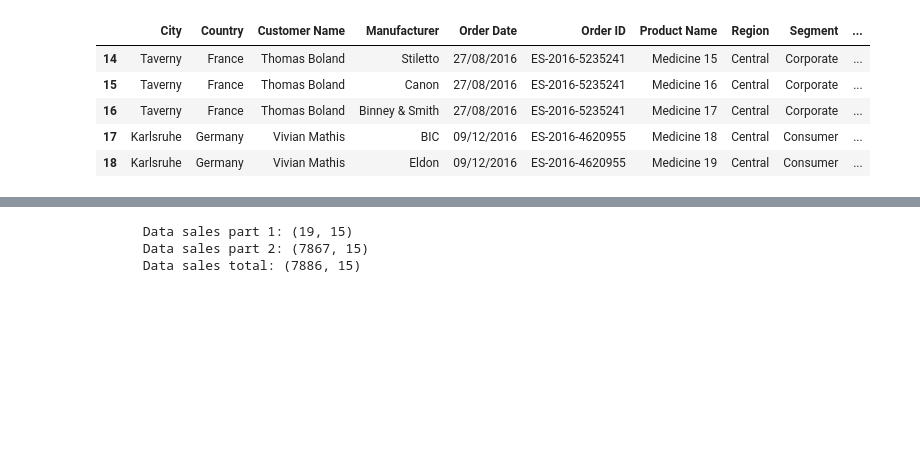
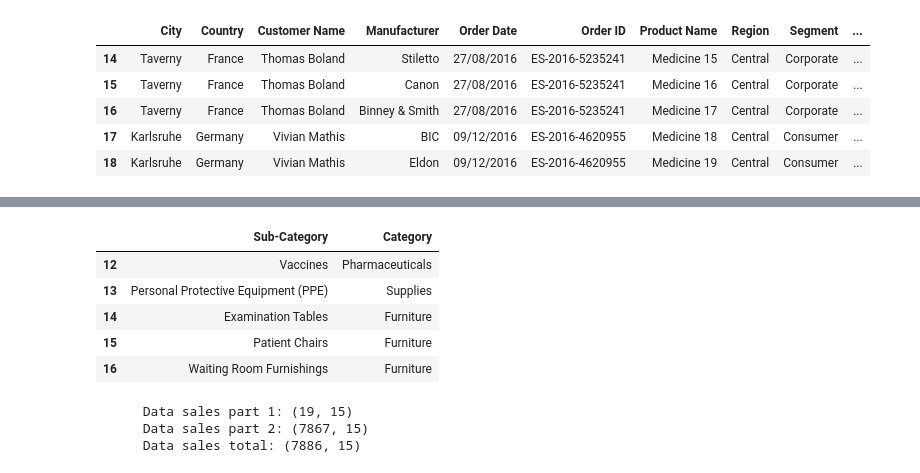
Before and after one commit to mr-EgGmAn/nghi_course06, a Jupyter notebook: notebooks/medicstore_nb1.ipynb, the cells around one changed output, grey strips where cells are left out. Cells and saved outputs as stored; diff of their text form; code cells hidden in the pictures; blank space fills up the shorter version.

```diff
--- a/notebooks/medicstore_nb1.ipynb
+++ b/notebooks/medicstore_nb1.ipynb
@@ -60,3 +71,13 @@ df_sales_part1.tail(5)
+# %%
+# Look at the last 5 rows of mapping table
+df_mapping.tail()
+# %% [output]
+|  | Sub-Category | Category |
+| 12 | Vaccines | Pharmaceuticals |
+| 13 | Personal Protective Equipment (PPE) | Supplies |
+| 14 | Examination Tables | Furniture |
+| 15 | Patient Chairs | Furniture |
+| 16 | Waiting Room Furnishings | Furniture |
 # %%
 # create a list of all the sales data tables
 list_sales = [df_sales_part1, df_sales_part2]
```
Also changed, not shown: parts of 8 cells of this notebook, 1 other file.
